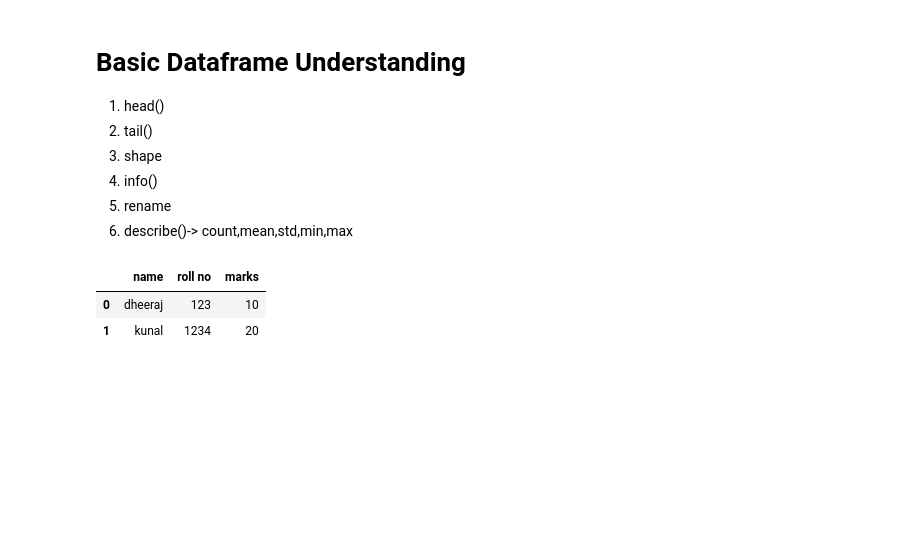
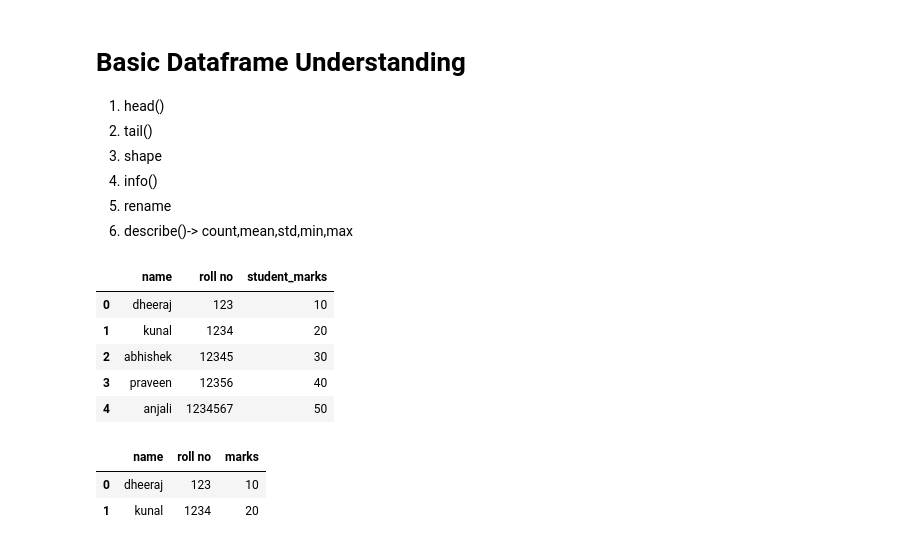
Before and after one commit to rajendra0968jangid/Ds-Arya, a Jupyter notebook: day8.ipynb, the cells around one changed output. Cells and saved outputs as stored; diff of their text form; code cells hidden in the pictures; blank space fills up the shorter version.

```diff
--- a/day8.ipynb
+++ b/day8.ipynb
@@ -71,6 +71,19 @@ print(df)
 4. info()
 5. rename
 6. describe()-> count,mean,std,min,max
+# %%
+import pandas as pd
+url = "https://raw.githubusercontent.com/rajendra0968jangid/Ds-Arya/main/file2.json"
+df = pd.read_json(url)
+df.rename(columns={"marks":"student_marks"},inplace=True)
+df
+# %% [output]
+|  | name | roll no | student_marks |
+| 0 | dheeraj | 123 | 10 |
+| 1 | kunal | 1234 | 20 |
+| 2 | abhishek | 12345 | 30 |
+| 3 | praveen | 12356 | 40 |
+| 4 | anjali | 1234567 | 50 |
 # %%
 # csv file import from github
 import pandas as pd
```
Also changed, not shown: parts of 3 cells of this notebook.
